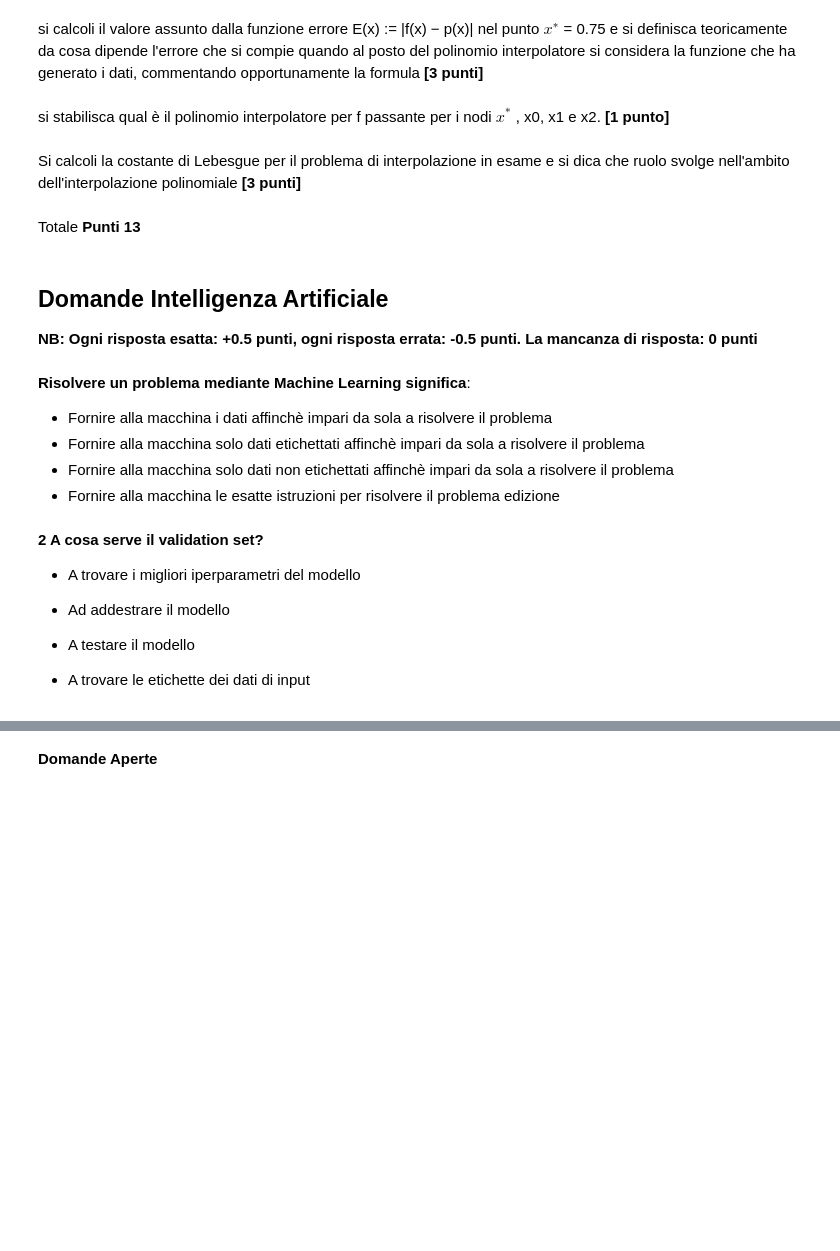
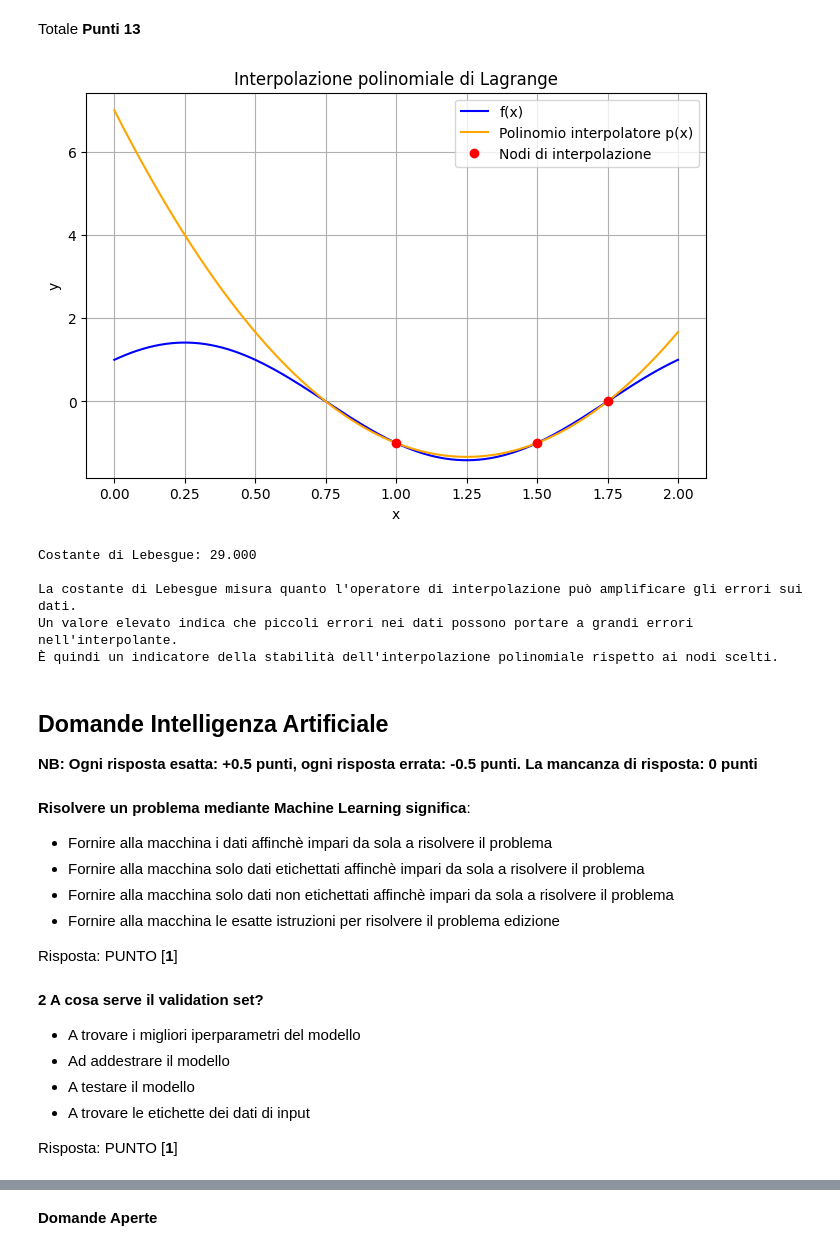
Before and after one commit to alessandrorebosio/Numerical-methods-for-AI, a Jupyter notebook: older-exams/exam-II.ipynb, the cells around one changed output, grey strips where cells are left out. Saved outputs shown, nothing was run; the diff lists cells and outputs as text; code cells hidden in the pictures; blank space fills up the shorter version.

```diff
--- a/older-exams/exam-II.ipynb
+++ b/older-exams/exam-II.ipynb
@@ -67,14 +389,61 @@ facendo uso delle functions implementate precedentemente, si determini il polino
-# %% [markdown]
- si calcoli il valore assunto dalla funzione errore E(x) := |f(x) − p(x)| nel punto $x^∗$ = 0.75 e si definisca teoricamente da cosa dipende l'errore che si compie quando al posto del polinomio interpolatore si considera la funzione che ha generato i dati, commentando opportunamente la formula
-                                                             **[3 punti]**
-# %% [markdown]
-si stabilisca qual è il polinomio interpolatore per f passante per i nodi $x^*$
-, x0, x1 e x2.   **[1 punto]**
-# %% [markdown]
-Si calcoli la costante di Lebesgue per il problema di interpolazione in esame  e si dica che ruolo svolge nell'ambito dell'interpolazione polinomiale
-                               **[3 punti]**
 # %% [markdown]
 Totale **Punti 13**
+# %%
+import numpy as np
+import matplotlib.pyplot as plt
+
+f = lambda x: np.cos(np.pi * x) + np.sin(np.pi * x)
+
+x_nodes = np.array([1, 1.5, 1.75])
+y_nodes = f(x_nodes)
+
+xx = np.linspace(0, 2, 200)
+ff = f(xx)
+
+p_vals = InterpL(x_nodes, y_nodes, xx)
+
+plt.figure(figsize=(8, 5))
+plt.plot(xx, ff, label="f(x)", color="blue")
+plt.plot(xx, p_vals, label="Polinomio interpolatore p(x)", color="orange")
+plt.plot(x_nodes, y_nodes, "ro", label="Nodi di interpolazione")
+plt.xlabel("x")
+plt.ylabel("y")
+plt.legend()
+plt.title("Interpolazione polinomiale di Lagrange")
+plt.grid(True)
+plt.show()
+
+x_star = 0.75
+p_xstar = InterpL(x_nodes, y_nodes, np.array([x_star]))[0]
+err_xstar = np.abs(f(x_star) - p_xstar)
+
+x_nodes2 = np.array([0.75, 1, 1.5, 1.75])
+y_nodes2 = f(x_nodes2)
+
+# Coefficienti del polinomio interpolatore (opzionale: np.polyfit per confronto)
+p2_vals = InterpL(x_nodes2, y_nodes2, xx)
+
+# Calcolo della costante di Lebesgue
+# Si valuta la somma dei valori assoluti dei polinomi fondamentali di Lagrange
+lebesgue_vals = np.zeros_like(xx)
+for j in range(len(x_nodes)):
+    p = plagr(x_nodes, j)
+    lebesgue_vals += np.abs(np.polyval(p, xx))
+lebesgue_const = np.max(lebesgue_vals)
+
+print(f"Costante di Lebesgue: {lebesgue_const:.3f}")
+print(
+    """
+La costante di Lebesgue misura quanto l'operatore di interpolazione può amplificare gli errori sui dati. \nUn valore elevato indica che piccoli errori nei dati possono portare a grandi errori nell'interpolante. \nÈ quindi un indicatore della stabilità dell'interpolazione polinomiale rispetto ai nodi scelti.
+"""
+)
+# %% [output]
+[figure, added]
+Costante di Lebesgue: 29.000
+
+La costante di Lebesgue misura quanto l'operatore di interpolazione può amplificare gli errori sui dati.
+Un valore elevato indica che piccoli errori nei dati possono portare a grandi errori nell'interpolante.
+È quindi un indicatore della stabilità dell'interpolazione polinomiale rispetto ai nodi scelti.
 # %% [markdown]
 ## Domande Intelligenza Artificiale
 **NB: Ogni risposta esatta:  +0.5 punti, ogni risposta errata: -0.5 punti. La mancanza di risposta:  0 punti**
@@ -85,15 +454,15 @@ Totale **Punti 13**
 - Fornire alla macchina solo dati non etichettati affinchè impari da sola a risolvere il problema
 - Fornire alla macchina le esatte istruzioni per risolvere il problema
 edizione
+
+Risposta: PUNTO [**1**]
 # %% [markdown]
 **2  A cosa serve il validation set?**
+-  A trovare i migliori iperparametri del modello
+-  Ad addestrare il modello
+-  A testare il modello
+-  A trovare le etichette dei dati di input
 
--  A trovare i migliori iperparametri del modello
-
--  Ad addestrare il modello
-
--  A testare il modello
-
--  A trovare le etichette dei dati di input
+Risposta: PUNTO [**1**]
 # %% [markdown]
 **3  Una classica rete CNN è solitamente composta da:**
```
Also changed, not shown: parts of 11 cells of this notebook.
